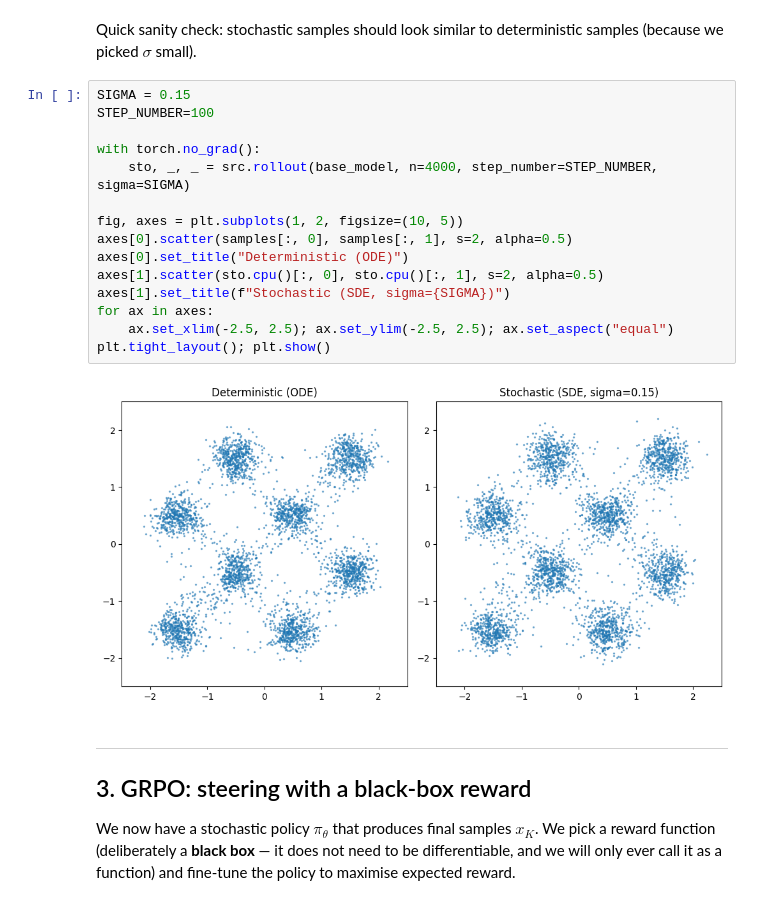
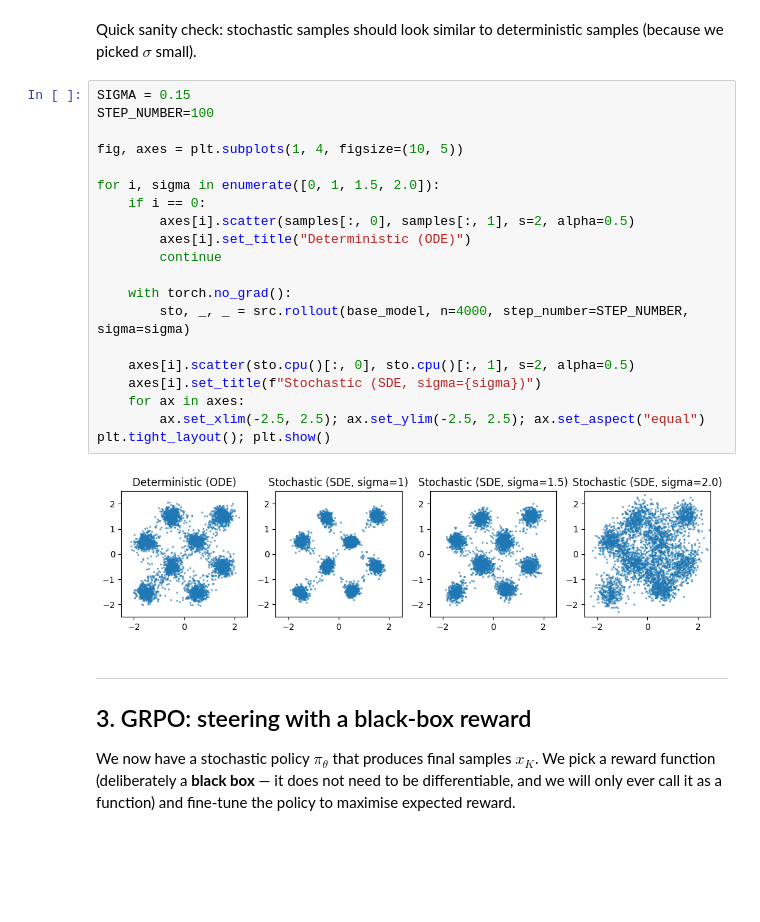
Before and after one commit to XuanVuNguyen/flowmatching_grpo_lecture, a Jupyter notebook: notebook.ipynb, the cells around one changed output. Drawn from its saved outputs; the diff is of its cells as text; blank space fills up the shorter version.

```diff
--- a/notebook.ipynb
+++ b/notebook.ipynb
@@ -120,20 +120,25 @@ Quick sanity check: stochastic samples should look similar to deterministic samp
 # %%
 SIGMA = 0.15
 STEP_NUMBER=100
 
-with torch.no_grad():
-    sto, _, _ = src.rollout(base_model, n=4000, step_number=STEP_NUMBER, sigma=SIGMA)
+fig, axes = plt.subplots(1, 4, figsize=(10, 5))
 
-fig, axes = plt.subplots(1, 2, figsize=(10, 5))
-axes[0].scatter(samples[:, 0], samples[:, 1], s=2, alpha=0.5)
-axes[0].set_title("Deterministic (ODE)")
-axes[1].scatter(sto.cpu()[:, 0], sto.cpu()[:, 1], s=2, alpha=0.5)
-axes[1].set_title(f"Stochastic (SDE, sigma={SIGMA})")
-for ax in axes:
-    ax.set_xlim(-2.5, 2.5); ax.set_ylim(-2.5, 2.5); ax.set_aspect("equal")
+for i, sigma in enumerate([0, 1, 1.5, 2.0]):
+    if i == 0:
+        axes[i].scatter(samples[:, 0], samples[:, 1], s=2, alpha=0.5)
+        axes[i].set_title("Deterministic (ODE)")
+        continue
+
+    with torch.no_grad():
+        sto, _, _ = src.rollout(base_model, n=4000, step_number=STEP_NUMBER, sigma=sigma)
+
+    axes[i].scatter(sto.cpu()[:, 0], sto.cpu()[:, 1], s=2, alpha=0.5)
+    axes[i].set_title(f"Stochastic (SDE, sigma={sigma})")
+    for ax in axes:
+        ax.set_xlim(-2.5, 2.5); ax.set_ylim(-2.5, 2.5); ax.set_aspect("equal")
 plt.tight_layout(); plt.show()
 # %% [output]
-[figure, old version]
+[figure, new version]
 # %% [markdown]
 ---
 
```
Also changed, not shown: parts of 12 cells of this notebook, 4 other files.
